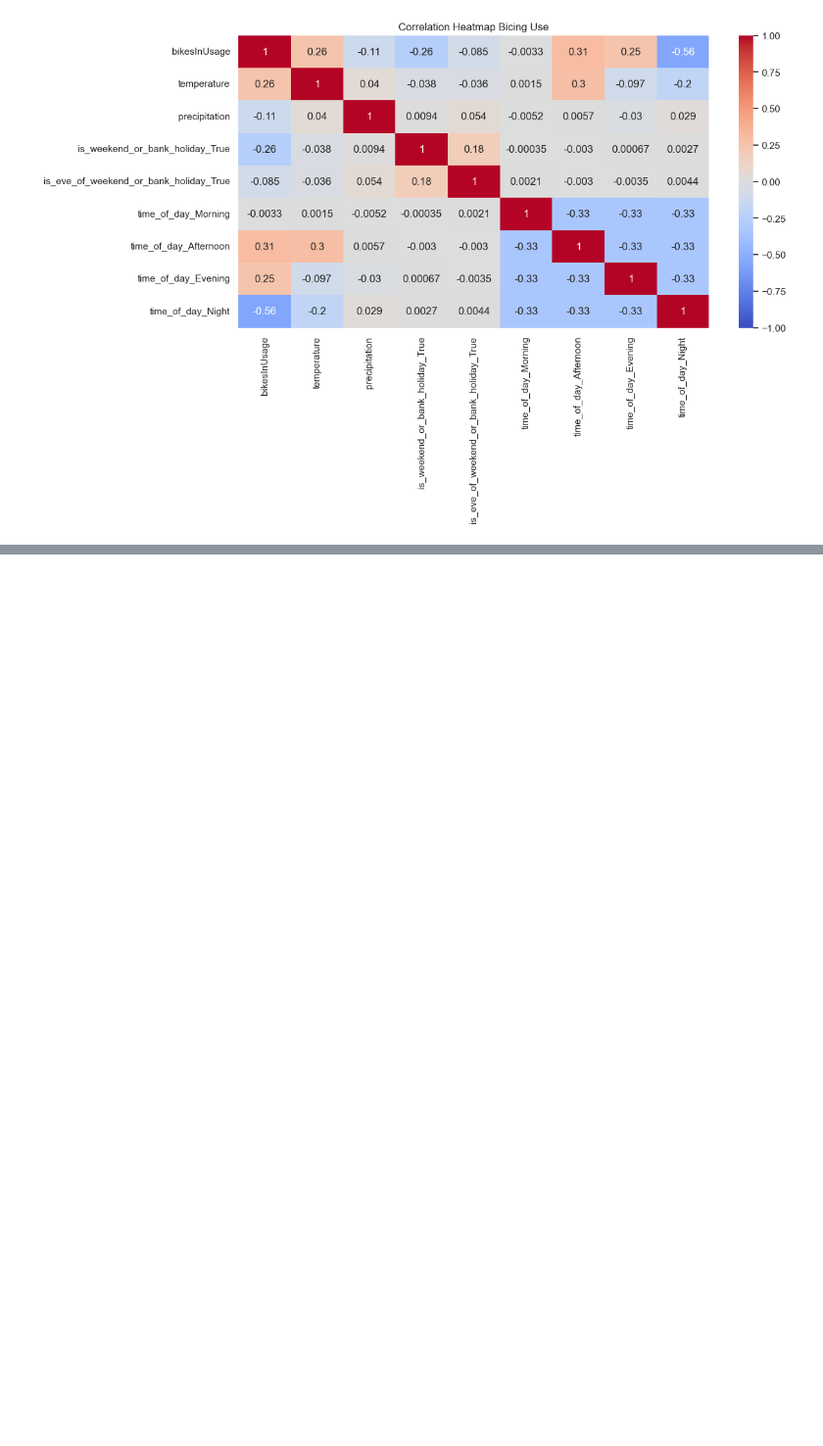
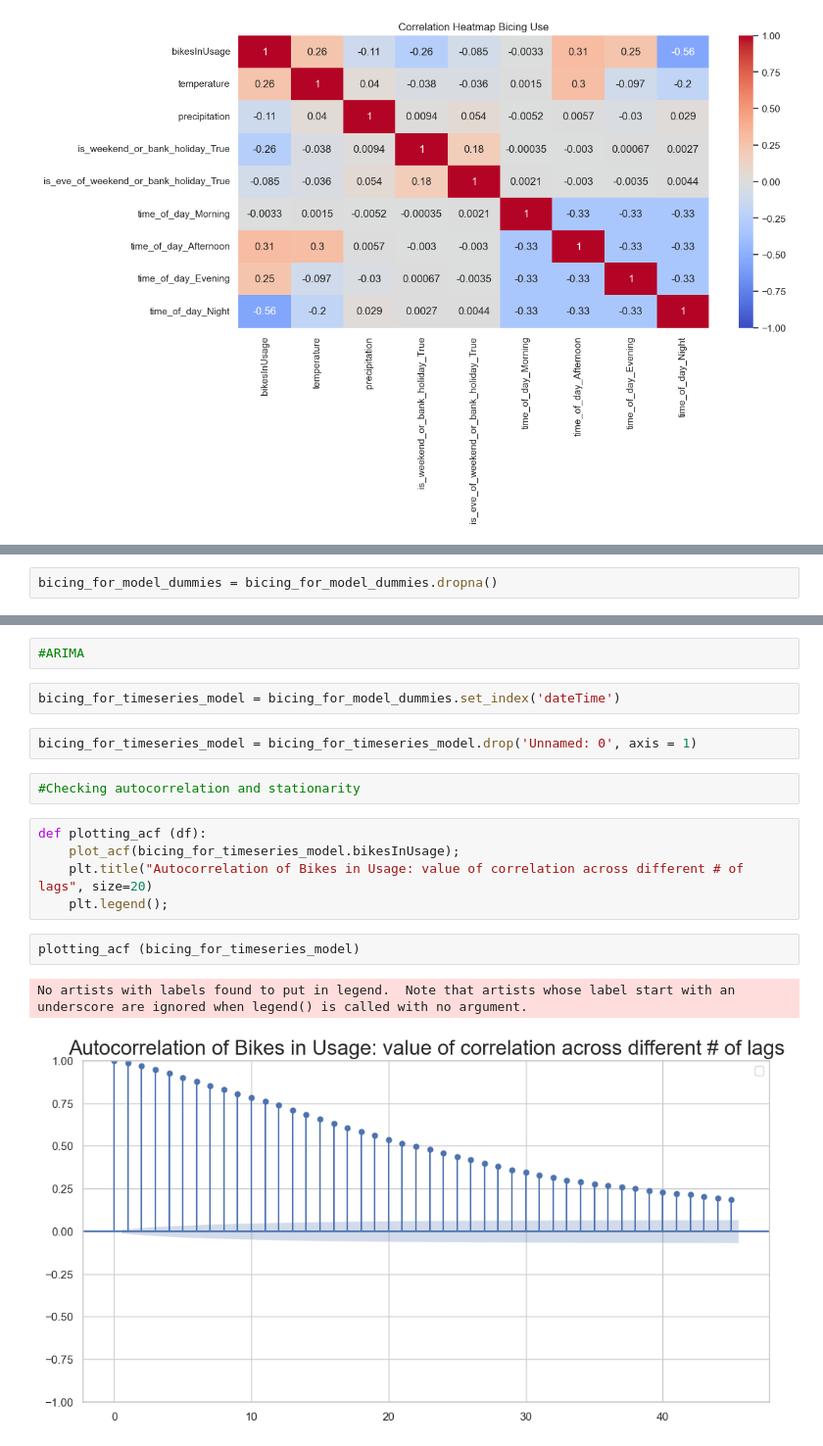
Before and after one commit to edwardrodgermartinez/Final-Project-Predictive-Modelling-for-Bicing-Use, a Jupyter notebook: Model.ipynb, the cells around one changed output, grey strips where cells are left out. Shown at 98% size. Drawn from its saved outputs; the diff is of its cells as text; blank space fills up the shorter version.

Commit message:
sunday night - deep in the models

```diff
--- a/Model.ipynb
+++ b/Model.ipynb
@@ -50,0 +88,2 @@ plt.show()
+# %%
+bicing_for_model_dummies = bicing_for_model_dummies.dropna()
@@ -50,0 +245,18 @@ plt.show()
+# %%
+#ARIMA
+# %%
+bicing_for_timeseries_model = bicing_for_model_dummies.set_index('dateTime')
+# %%
+bicing_for_timeseries_model = bicing_for_timeseries_model.drop('Unnamed: 0', axis = 1)
+# %%
+#Checking autocorrelation and stationarity
+# %%
+def plotting_acf (df):
+    plot_acf(bicing_for_timeseries_model.bikesInUsage);
+    plt.title("Autocorrelation of Bikes in Usage: value of correlation across different # of lags", size=20)
+    plt.legend();
+# %%
+plotting_acf (bicing_for_timeseries_model)
+# %% [output]
+No artists with labels found to put in legend.  Note that artists whose label start with an underscore are ignored when legend() is called with no argument.
+[figure, added]
```
Also changed, not shown: parts of 68 cells of this notebook, 1 other file.
